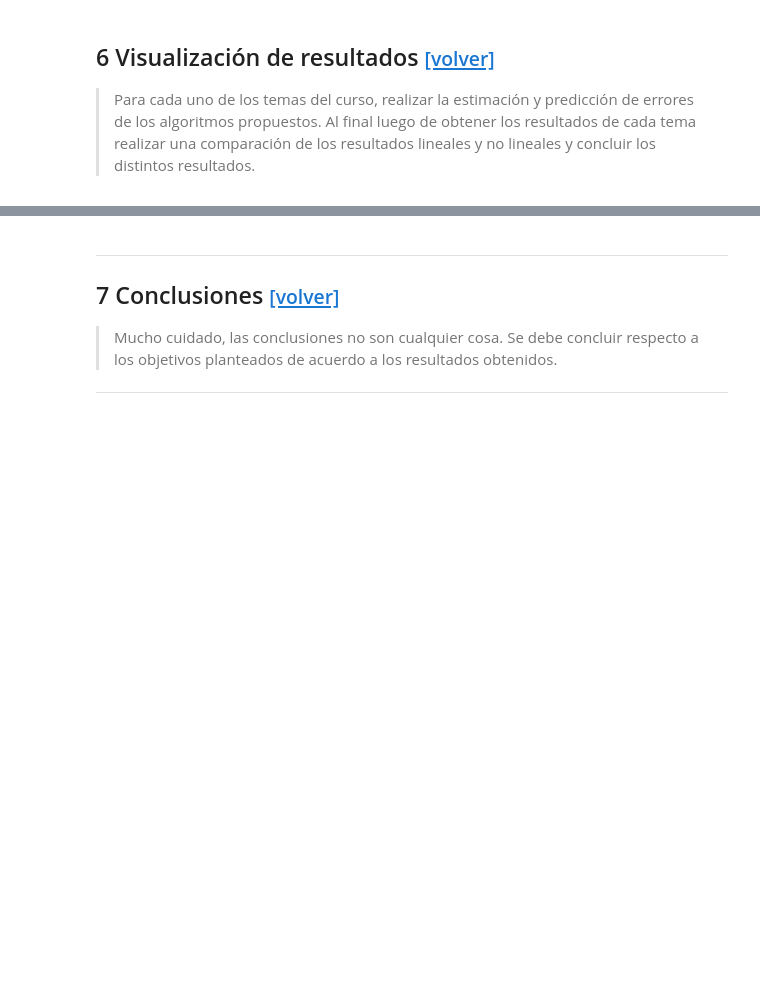
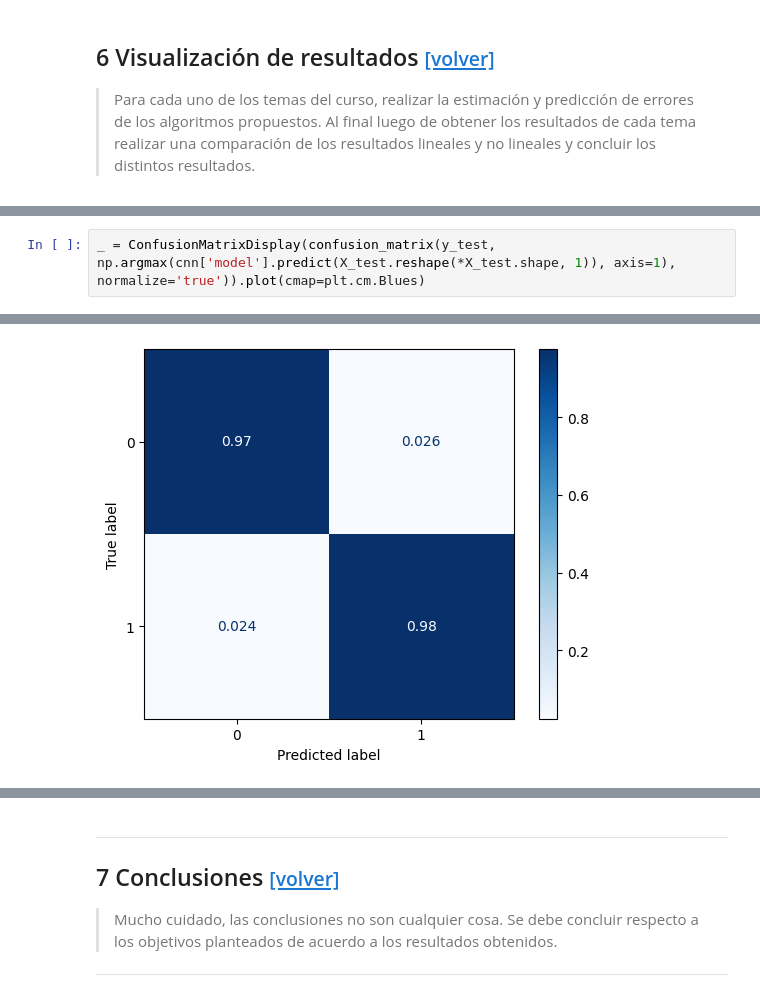
Before and after one commit to judith-ale/proyecto_modulo1, a Jupyter notebook: ProyectoModulo1_RabagoJ_MartinezC_VelicaX.ipynb, the cells around one changed output, grey strips where cells are left out. Saved outputs shown, nothing was run; the diff lists cells and outputs as text; blank space fills up the shorter version.

```diff
--- a/ProyectoModulo1_RabagoJ_MartinezC_VelicaX.ipynb
+++ b/ProyectoModulo1_RabagoJ_MartinezC_VelicaX.ipynb
@@ -1048,0 +1086,3 @@ weighted avg       1.00      1.00      1.00        79
+# %%
+_ = ConfusionMatrixDisplay(confusion_matrix(y_test, np.argmax(cnn['model'].predict(X_test.reshape(*X_test.shape, 1)), axis=1), normalize='true')).plot(cmap=plt.cm.Blues)
+# %% [output]
@@ -1048,0 +1090 @@ weighted avg       1.00      1.00      1.00        79
+[figure, added]
```
Also changed, not shown: parts of 8 cells of this notebook.
